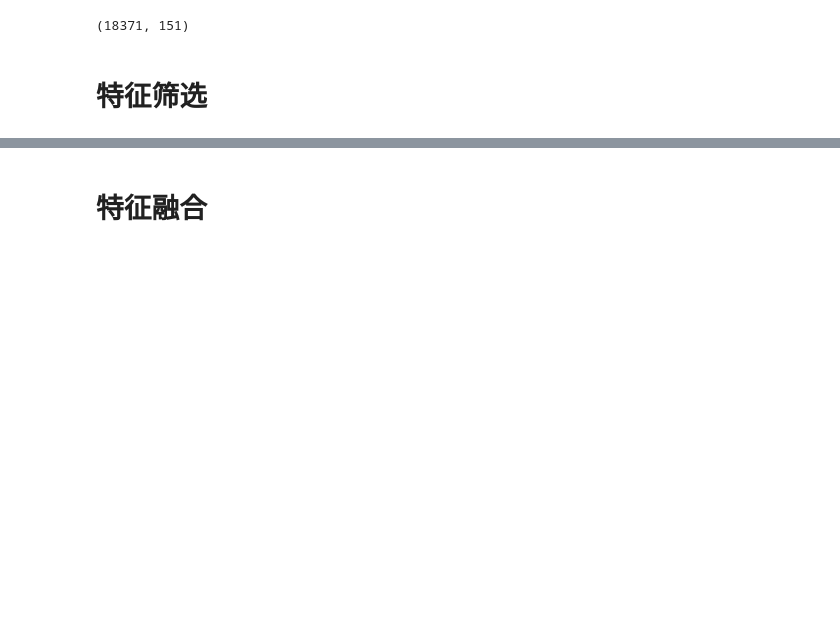
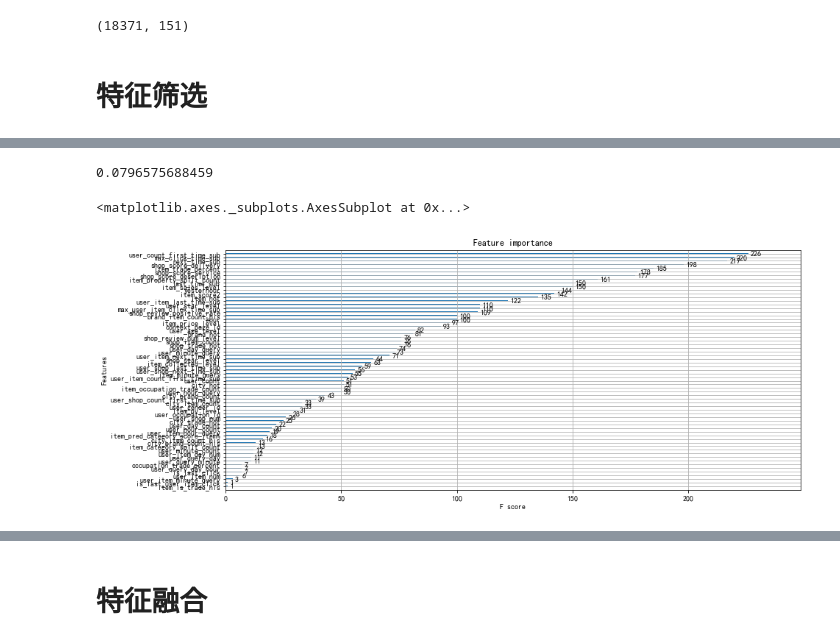
Before and after one commit to abcdddxy/kaggle, a Jupyter notebook: ALiMaMa/XGB.ipynb, the cells around one changed output, grey strips where cells are left out. Cells and saved outputs as stored; diff of their text form; code cells hidden in the pictures; blank space fills up the shorter version.

```diff
--- a/ALiMaMa/XGB.ipynb
+++ b/ALiMaMa/XGB.ipynb
@@ -31,7 +31,7 @@ matplotlib.rcParams['axes.unicode_minus'] = False
 # %% [markdown]
 # XGB 历史数据
 # %%
-train = pd.read_csv('train_preprocessing34.csv')
+train = pd.read_csv('train_preprocessing_b.csv')
 
 train.shape
 train.head()
@@ -239,3 +221,14 @@ len(predictors)
+# %%
+rubbish_features_zero = [
+    'user_city_trade_count', 'brand_item_count',
+    'brand_trade_percent', 'item_score', 'shop_item_count_his',
+    'item_occupation_count', 'item_age_count', 'item_hour_query',
+    'user_trade_percent', 'item_gender_count', 'item_day_query',
+    'user_city_count', 'min_time', 'user_sell_trade_power_mean', 'item_score3',
+    'user_item_day_query', 'user_yesterhour_query', 'brand_trade_hot',
+    'item_trade_hot', 'item_gender_trade_count',
+    'item_pred_category_score_pred%', 'item_age_trade_count'
+]
 # %%
 #train/val
 params = {
@@ -465,0 +560,41 @@ len(rubbish_features)
+# %%
+#train/val
+params = {
+    'objective': 'binary:logistic',
+    'eta': 0.08,
+    'colsample_bytree': 0.886,
+    'min_child_weight': 1.6,
+    'max_depth': 4,
+    'subsample': 0.886,
+    'gamma': 0.1,
+    'lambda': 10,
+    'verbose_eval': True,
+    'eval_metric': 'logloss',
+    'seed': 201803,
+    'missing': -1
+}
+
+predictors = list(set(origin + predictors))
+predictors = list(
+    set(predictors) - set(rubbish_features_25 + rubbish_features_zero))
+
+xgbtrain = xgb.DMatrix(train[predictors], train[target])
+xgbval = xgb.DMatrix(val[predictors])
+model = xgb.train(params, xgbtrain, num_boost_round=350)
+y_pred = model.predict(xgbval)
+y_pred = pd.Series(y_pred, name='val')
+
+print(log_loss(val[target], y_pred))
+xgb.plot_importance(model)
+# 0.0813627345225(全部) 0.0812007377677(有效特征)
+# 0.0810017960511(最好参数)0.04*560 无leak
+# 0.0795475894699 0.04*500 leak
+# 0.0797045294714(2:5)0.04 * 650 * 1.6
+# 0.0796267666567(2:5 -42)0.08 * 350 * 1.6
+# 0.0795665328436(-10)
+# 0.0794543755353(-26)
+# 0.0796575688459(-68)
+# %% [output]
+0.0796575688459
+<matplotlib.axes._subplots.AxesSubplot at 0x...>
+[figure, added]
```
Also changed, not shown: parts of 47 cells of this notebook, 34 other files.
